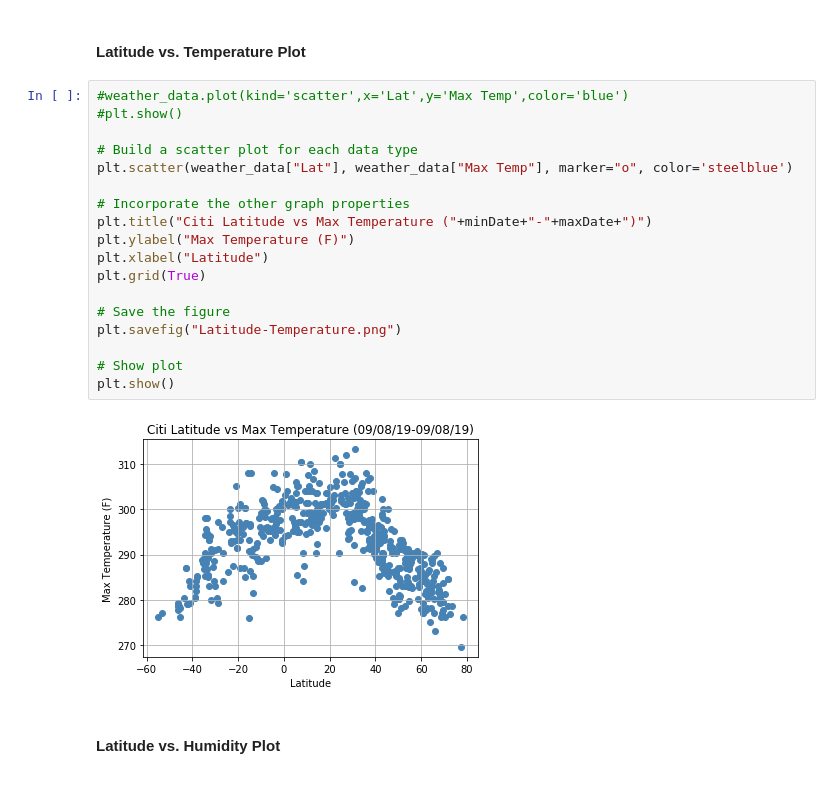
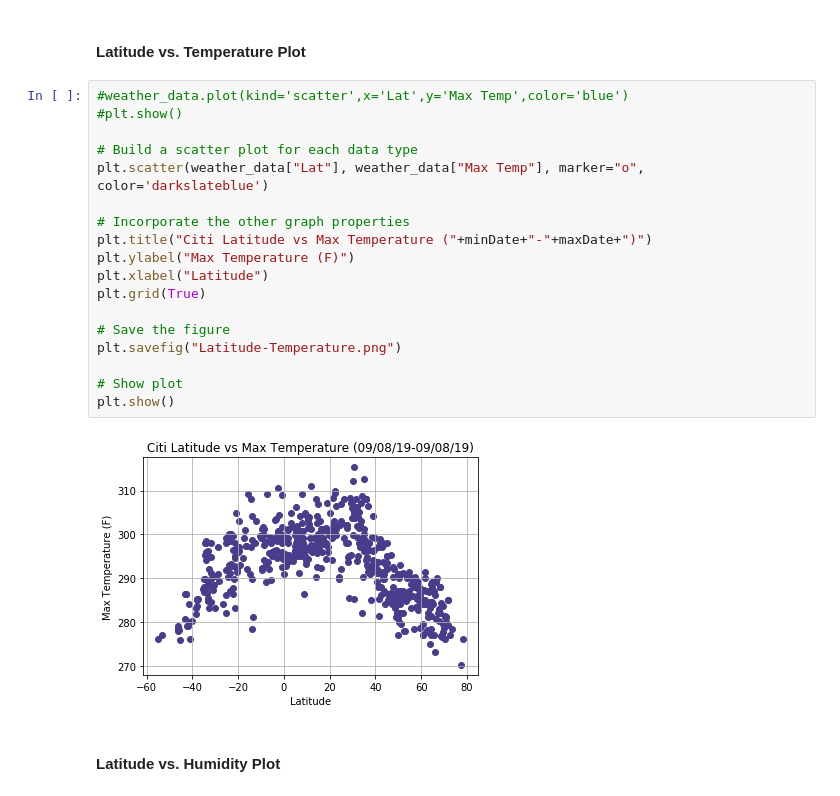
Before and after one commit to klhi3/api-challenge, a Jupyter notebook: WeatherPy.ipynb, the cells around one changed output. Saved outputs shown, nothing was run; the diff lists cells and outputs as text.

```diff
--- a/WeatherPy.ipynb
+++ b/WeatherPy.ipynb
@@ -204,23 +204,23 @@ minDate
 # %%
 #weather_data.plot(kind='scatter',x='Lat',y='Max Temp',color='blue')
 #plt.show()
 
 # Build a scatter plot for each data type
-plt.scatter(weather_data["Lat"], weather_data["Max Temp"], marker="o", color='steelblue')
+plt.scatter(weather_data["Lat"], weather_data["Max Temp"], marker="o", color='darkslateblue')
 
 # Incorporate the other graph properties
 plt.title("Citi Latitude vs Max Temperature ("+minDate+"-"+maxDate+")")
 plt.ylabel("Max Temperature (F)")
 plt.xlabel("Latitude")
 plt.grid(True)
 
 # Save the figure
 plt.savefig("Latitude-Temperature.png")
 
 # Show plot
 plt.show()
 # %% [output]
-[figure, old version]
+[figure, new version]
 # %% [markdown]
 #### Latitude vs. Humidity Plot
 # %%
```
Also changed, not shown: parts of 7 cells of this notebook, 5 other files.
